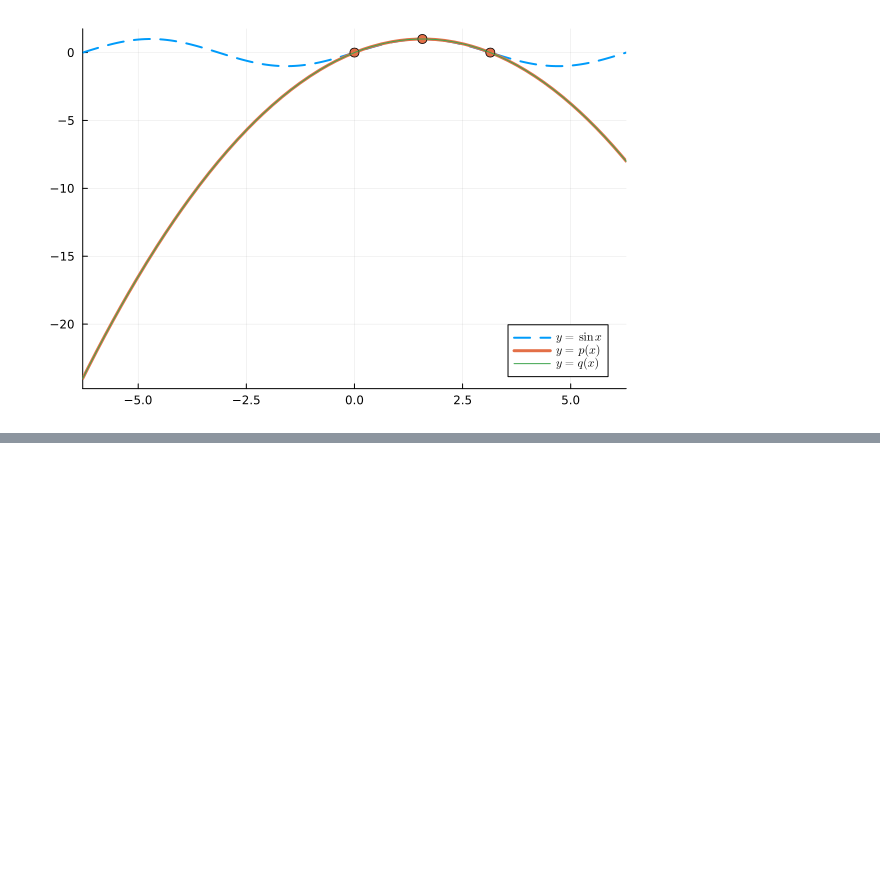
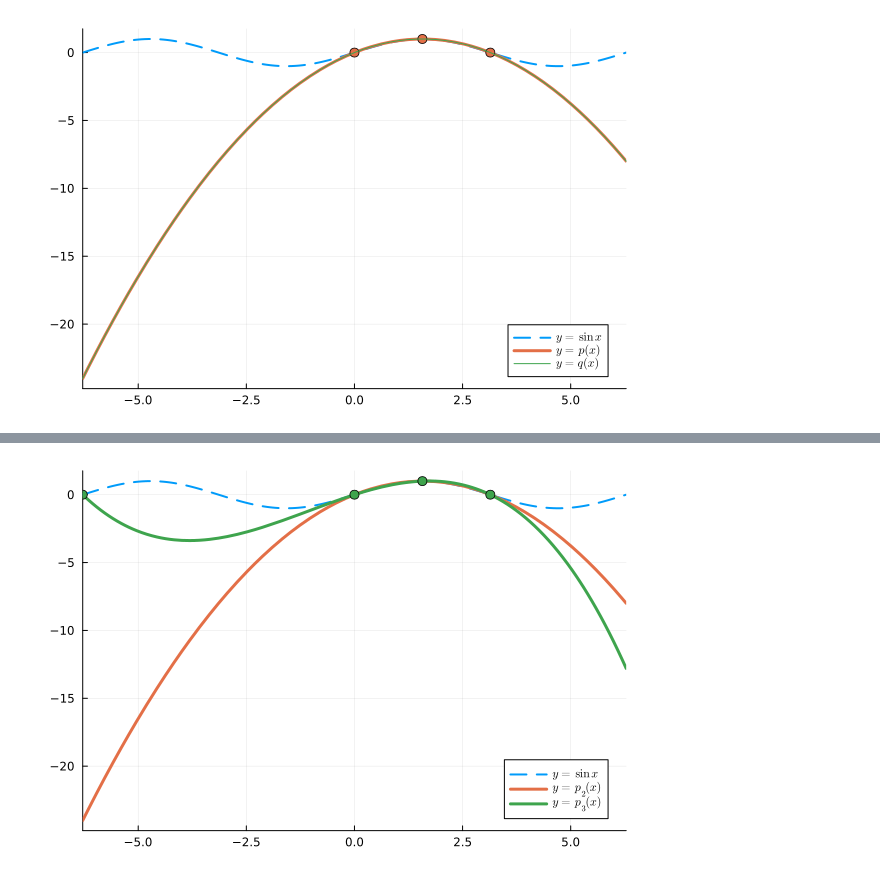
Before and after one commit to Math5485/Introduction-to-Numerical-Methods, a Jupyter notebook: L10 Polynomial Interpolation III.ipynb, the cells around one changed output, grey strips where cells are left out. Saved outputs shown, nothing was run; the diff lists cells and outputs as text; code cells hidden in the pictures; blank space fills up the shorter version.

```diff
--- a/L10 Polynomial Interpolation III.ipynb
+++ b/L10 Polynomial Interpolation III.ipynb
@@ -359,0 +347,12 @@ for all $n \not= m$. Explain why $(P_n, x^m) = 0$ for all $m < n$ (that is $P_n$
+# %%
+r = x-> - 4*x*(x-pi)/pi^2 - 8*x*(x-pi/2)*(x-pi)/(5*pi^3)
+
+x = [0, pi/2, pi, -2pi]
+y = f.(x)
+
+plot(f, -2pi, 2pi,  label=L"y = \sin x", lw=2, linestyle=:dash)
+plot!( p, xlims=(-2pi,2pi), label=L"y= p_2(x)", lw=3)
+plot!( r, xlims=(-2pi,2pi), label=L"y= p_3(x)", lw=3)
+scatter!( x, y, markersize=5, primary=false)
+# %% [output]
+[figure, added]
```
Also changed, not shown: parts of 6 cells of this notebook.
